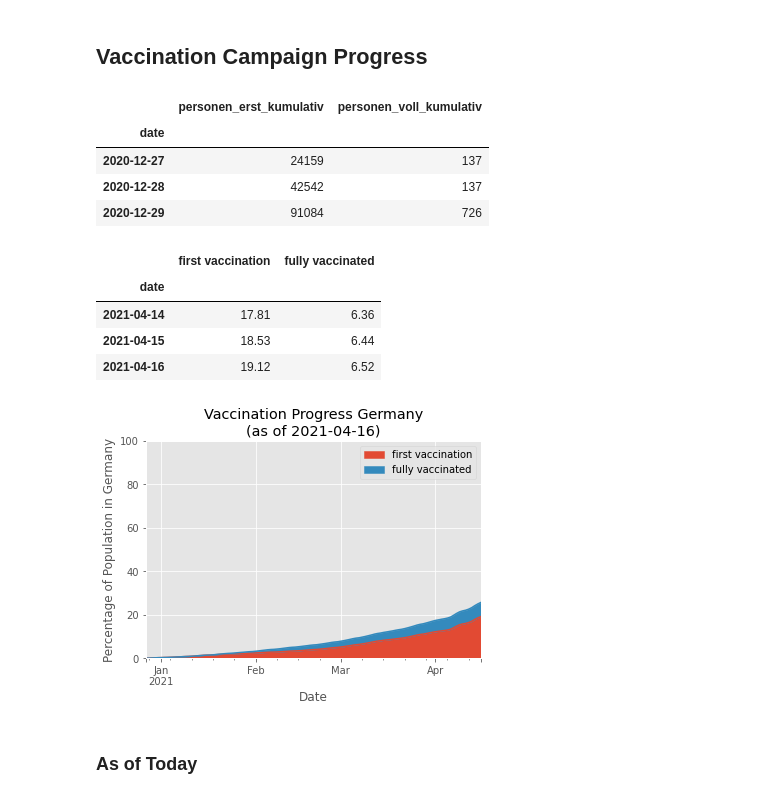
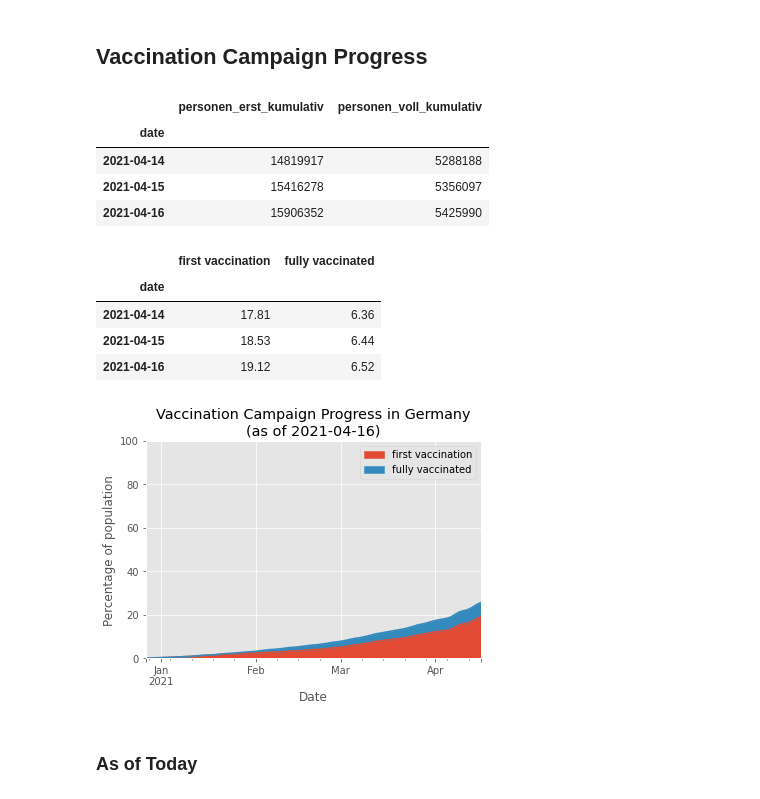
Before and after one commit to RuedigerVoigt/track-covid-19, a Jupyter notebook: vaccination.ipynb, the cells around one changed output. Drawn from its saved outputs; the diff is of its cells as text; code cells hidden in the pictures.

```diff
--- a/vaccination.ipynb
+++ b/vaccination.ipynb
@@ -188,13 +198,13 @@ fig.savefig('img/monthly_doses_germany.png')
 # %%
 doses_cumulative = vaccinations.loc[ : , ['date', 'personen_erst_kumulativ', 'personen_voll_kumulativ']]
 doses_cumulative.set_index('date', inplace=True)
-doses_cumulative.head(3)
+doses_cumulative.tail(3)
 # %% [output]
 |  | personen_erst_kumulativ | personen_voll_kumulativ |
 | date |  |  |
-| 2020-12-27 | 24159 | 137 |
-| 2020-12-28 | 42542 | 137 |
-| 2020-12-29 | 91084 | 726 |
+| 2021-04-14 | 14819917 | 5288188 |
+| 2021-04-15 | 15416278 | 5356097 |
+| 2021-04-16 | 15906352 | 5425990 |
 # %%
 population_germany = 83_200_000
 # Calculate new fields
@@ -215,11 +225,11 @@ doses_cumulative.tail(3)
 # %%
 doses_area_plot = doses_cumulative.plot.area(
     ylim=(0,100),
     xlabel='Date',
-    ylabel='Percentage of Population in Germany',
-    title=f"Vaccination Progress Germany\n(as of {last_update})")
+    ylabel='Percentage of population',
+    title=f"Vaccination Campaign Progress in Germany\n(as of {last_update})")
 # %% [output]
-[figure, old version]
+[figure, new version]
 # %%
 fig = doses_area_plot.get_figure()
 fig.savefig('img/vaccinations_germany_area_plot.png')
```
Also changed, not shown: parts of 30 cells of this notebook, 3 other files.
